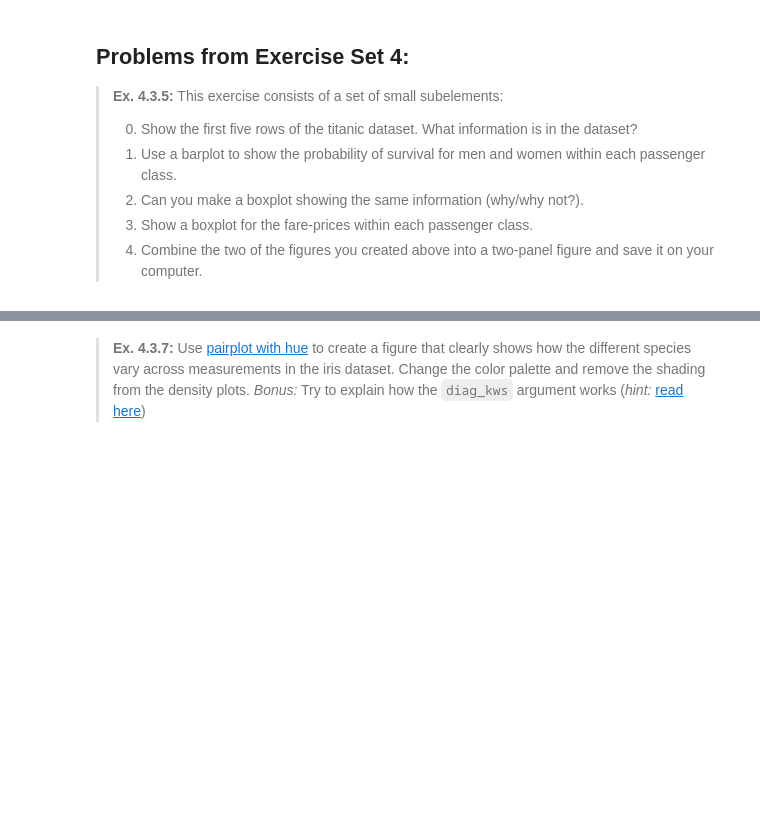
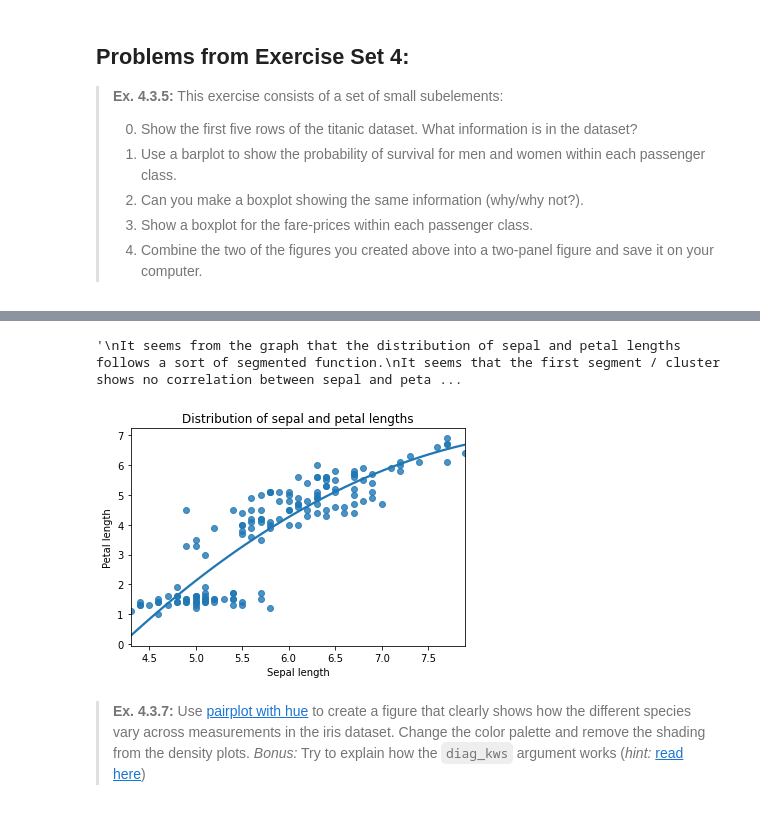
Before and after one commit to sjhpol/ISDS_arbejde, a Jupyter notebook: Assignments/assignment1/assignment_1.ipynb, the cells around one changed output, grey strips where cells are left out. Saved outputs shown, nothing was run; the diff lists cells and outputs as text; code cells hidden in the pictures; blank space fills up the shorter version.

```diff
--- a/Assignments/assignment1/assignment_1.ipynb
+++ b/Assignments/assignment1/assignment_1.ipynb
@@ -215,2 +255,25 @@ raise NotImplementedError()
+# %%
+# YOUR CODE HERE
+
+iris = sns.load_dataset('iris')
+
+ax = sns.regplot(x = 'sepal_length', y = 'petal_length', data = iris, fit_reg = True, order = 2, ci = None)
+
+props = {
+    'title': 'Distribution of sepal and petal lengths',
+    'xlabel': 'Sepal length',
+    'ylabel': 'Petal length'
+}
+ax.set(**props);
+
+"""
+It seems from the graph that the distribution of sepal and petal lengths follows a sort of segmented function.
+It seems that the first segment / cluster shows no correlation between sepal and petal lengths, however,
+afterwards the petal length jumps up and has a rough second order approximated relationship with sepal length.
+We could have split the two segments into two groups and done the analysis on each part.
+"""
+# %% [output]
+'\nIt seems from the graph that the distribution of sepal and petal lengths follows a sort of segmented function.\nIt seems that the first segment / cluster shows no correlation between sepal and peta ...
+[figure, added]
 # %% [markdown]
 > **Ex. 4.3.7:** Use [pairplot with hue](https://seaborn.pydata.org/generated/seaborn.pairplot.html) to create a figure that clearly shows how the different species vary across measurements in the iris dataset. Change the color palette and remove the shading from the density plots. _Bonus:_ Try to explain how the `diag_kws` argument works (_hint:_ [read here](https://stackoverflow.com/questions/1769403/understanding-kwargs-in-python))
```
Also changed, not shown: parts of 14 cells of this notebook, 1 other file.
